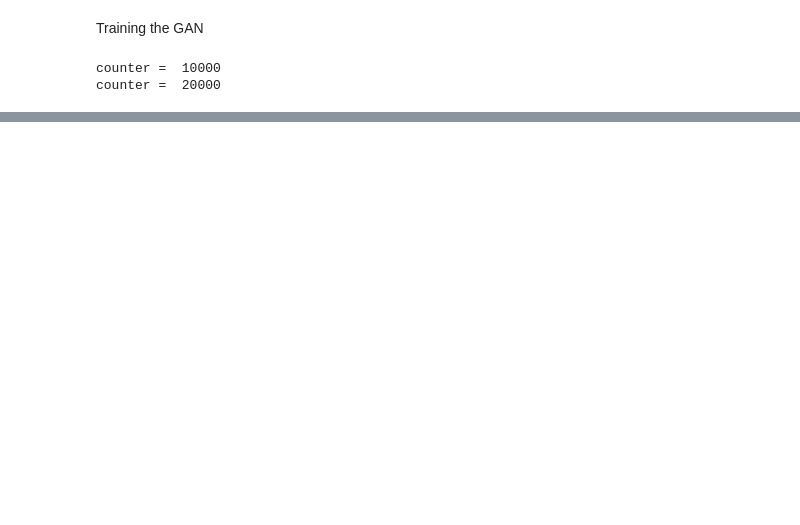
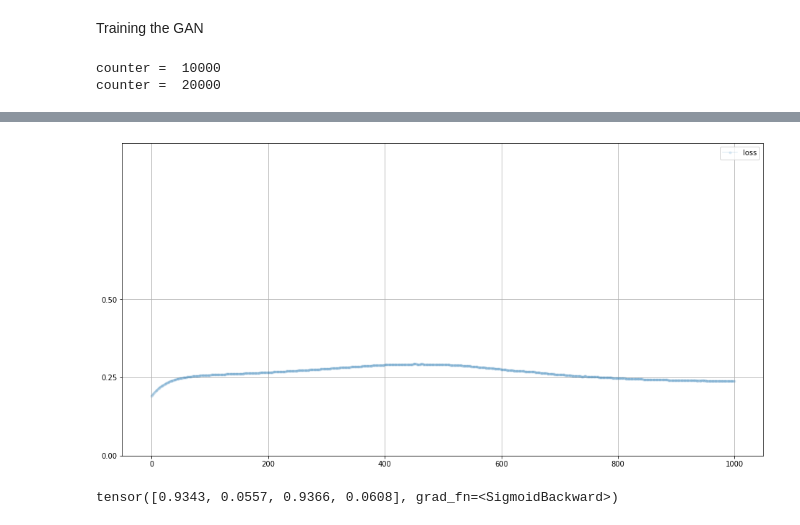
Before and after one commit to Azuremis/make_your_first_gan_with_pytorch, a Jupyter notebook: simple_pattern_gan.ipynb, the cells around one changed output, grey strips where cells are left out. Cells and saved outputs as stored; diff of their text form; code cells hidden in the pictures; blank space fills up the shorter version.

```diff
--- a/simple_pattern_gan.ipynb
+++ b/simple_pattern_gan.ipynb
@@ -207,0 +220,10 @@ counter =  20000
+# %%
+# plot generator loss
+Gen.plot_progress()
+# %% [output]
+[figure, added]
+# %%
+# examine output of trained generator
+Gen.forward(torch.FloatTensor([0.5]))
+# %% [output]
+tensor([0.9343, 0.0557, 0.9366, 0.0608], grad_fn=<SigmoidBackward>)
```
Also changed, not shown: parts of 10 cells of this notebook.
